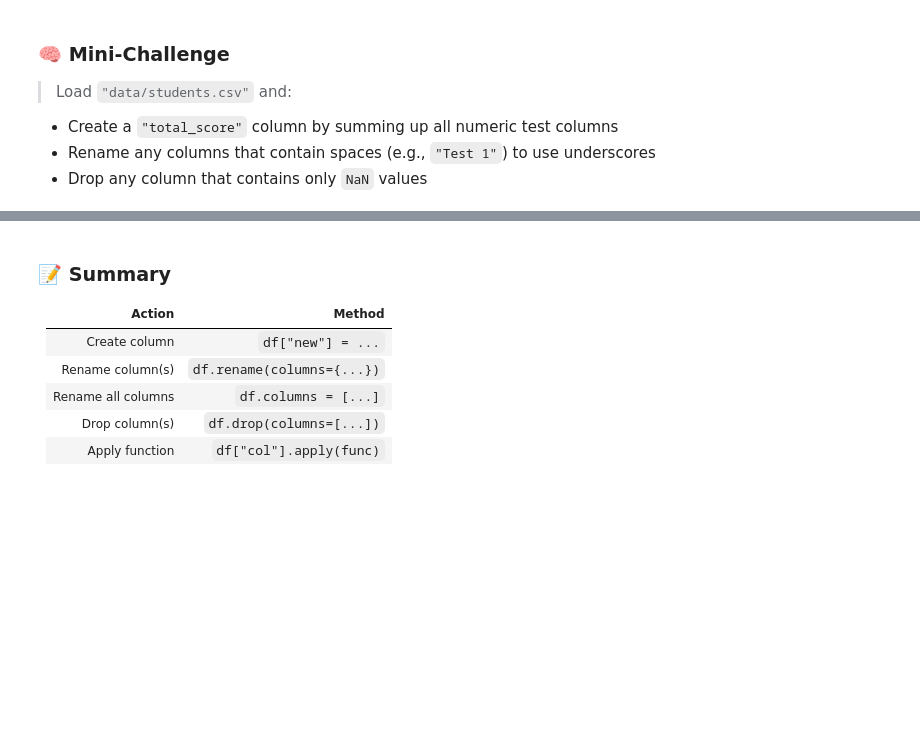
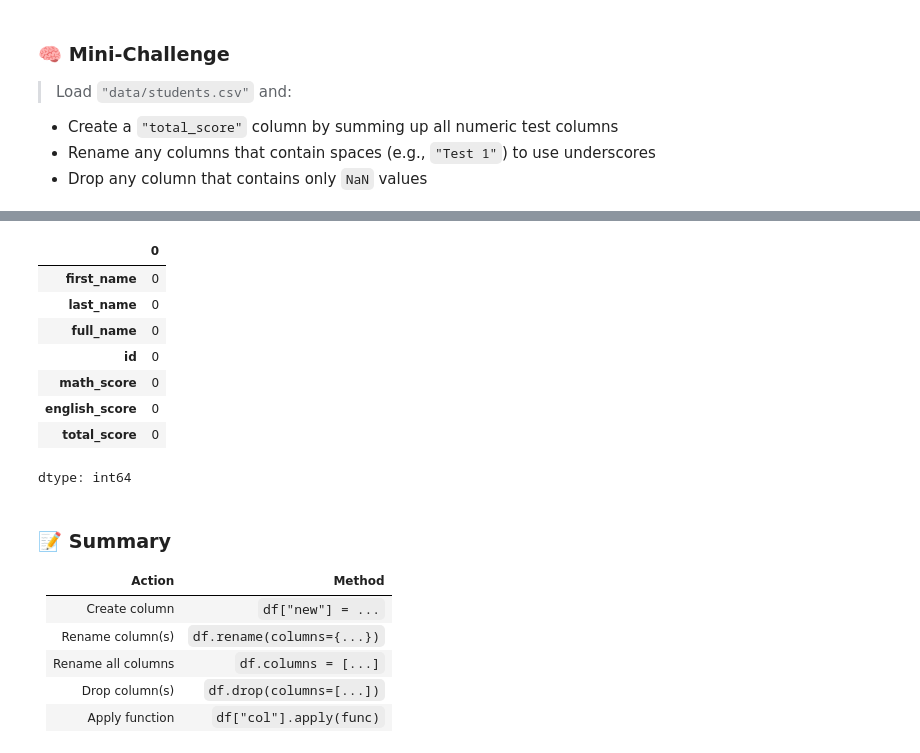
Before and after one commit to thaiyenphung/thaiyenphung-DataScience-2025, a Jupyter notebook: Completed/06-Working_with_Data/06-column_operations.ipynb, the cells around one changed output, grey strips where cells are left out. Cells and saved outputs as stored; diff of their text form; code cells hidden in the pictures; blank space fills up the shorter version.

```diff
--- a/Completed/06-Working_with_Data/06-column_operations.ipynb
+++ b/Completed/06-Working_with_Data/06-column_operations.ipynb
@@ -140,3 +192,16 @@ print(df)
+# %%
+# Check for NaN values
+df1.isna().sum()
+# %% [output]
+|  | 0 |
+| first_name | 0 |
+| last_name | 0 |
+| full_name | 0 |
+| id | 0 |
+| math_score | 0 |
+| english_score | 0 |
+| total_score | 0 |
+dtype: int64
 # %% [markdown]
 ### 📝 Summary
 
```
Also changed, not shown: parts of 4 cells of this notebook.
